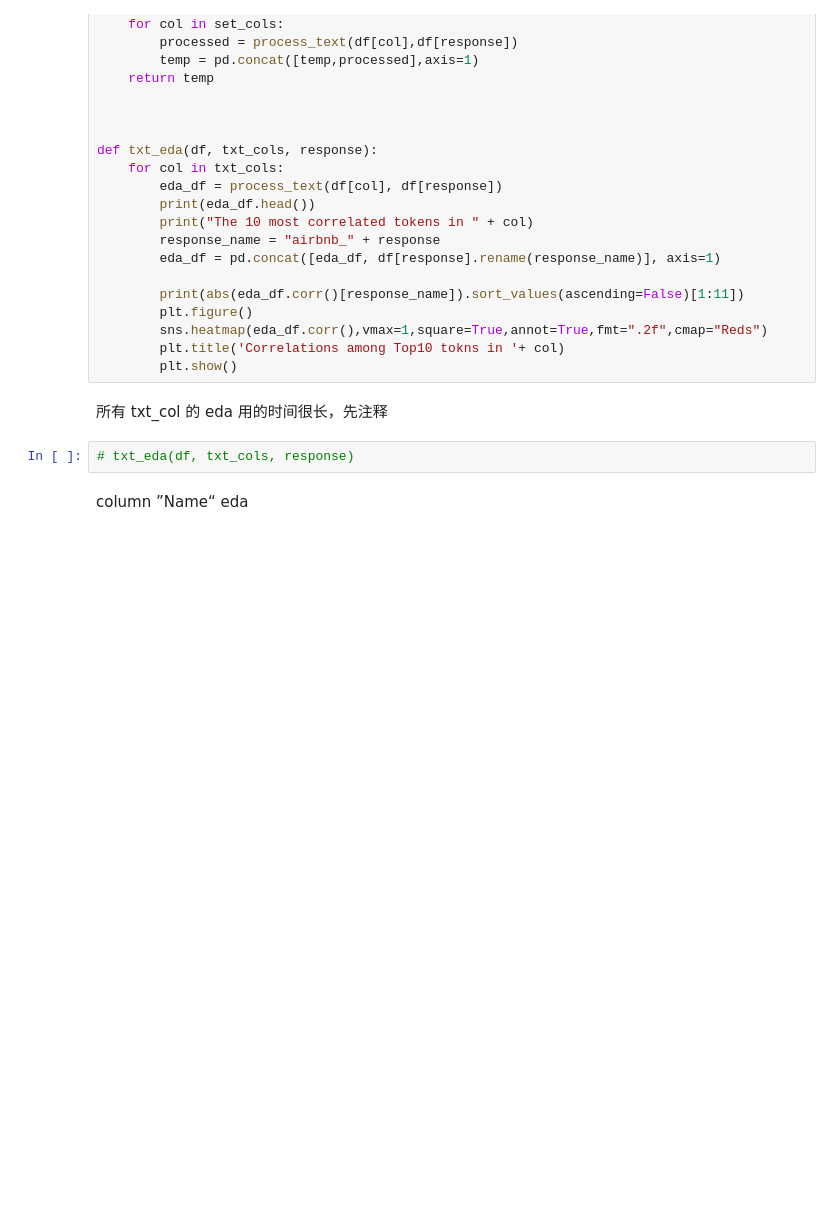
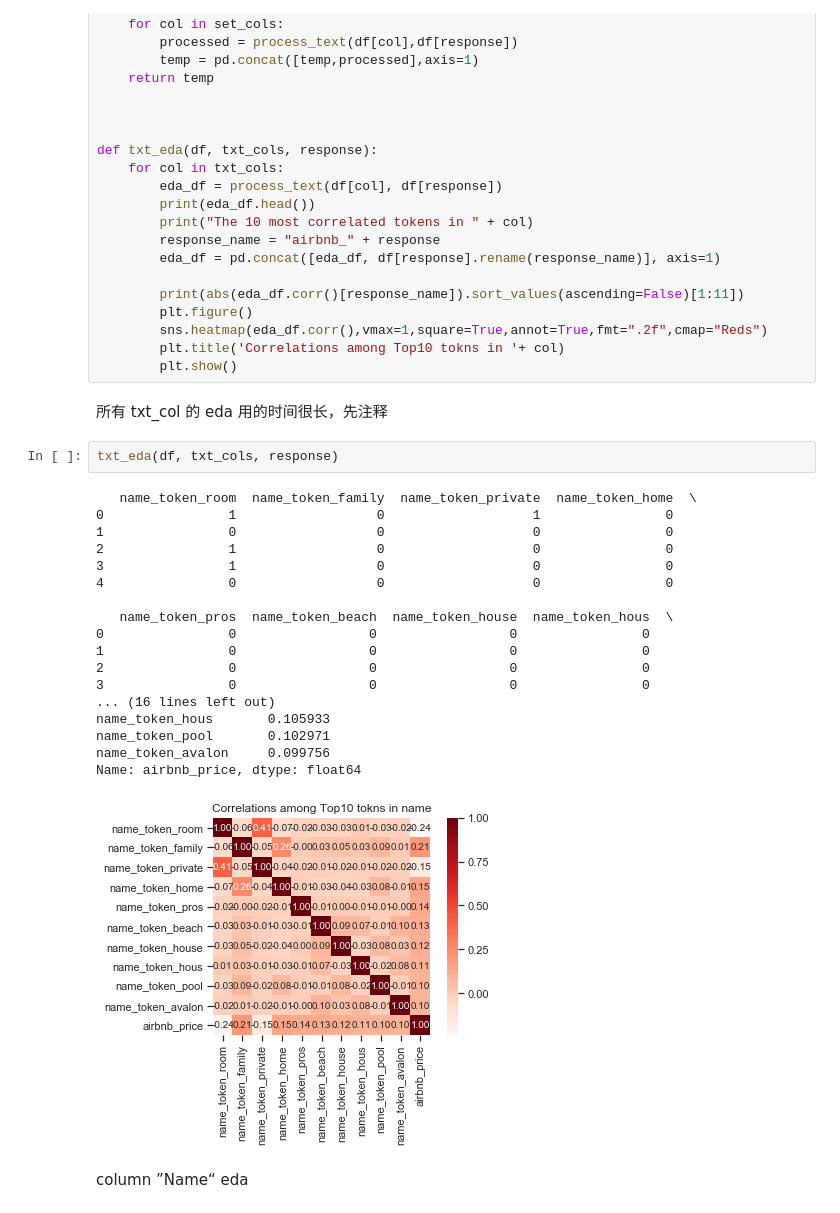
Before and after one commit to weiweiECNU/QBUS, a Jupyter notebook: QBUS6810_2/group assignment.ipynb, the cells around one changed output. Cells and saved outputs as stored; diff of their text form; blank space fills up the shorter version.

```diff
--- a/QBUS6810_2/group assignment.ipynb
+++ b/QBUS6810_2/group assignment.ipynb
@@ -497,7 +497,26 @@ def txt_eda(df, txt_cols, response):
 所有 txt_col 的 eda
 用的时间很长，先注释
 # %%
-# txt_eda(df, txt_cols, response)
+txt_eda(df, txt_cols, response)
+# %% [output]
+   name_token_room  name_token_family  name_token_private  name_token_home  \
+0                1                  0                   1                0
+1                0                  0                   0                0
+2                1                  0                   0                0
+3                1                  0                   0                0
+4                0                  0                   0                0
+
+   name_token_pros  name_token_beach  name_token_house  name_token_hous  \
+0                0                 0                 0                0
+1                0                 0                 0                0
+2                0                 0                 0                0
+3                0                 0                 0                0
+... (16 lines left out)
+name_token_hous       0.105933
+name_token_pool       0.102971
+name_token_avalon     0.099756
+Name: airbnb_price, dtype: float64
+[figure, added]
 # %% [markdown]
 column ”Name“ eda
 # %%
```
Also changed, not shown: parts of 26 cells of this notebook, 4 other files.
